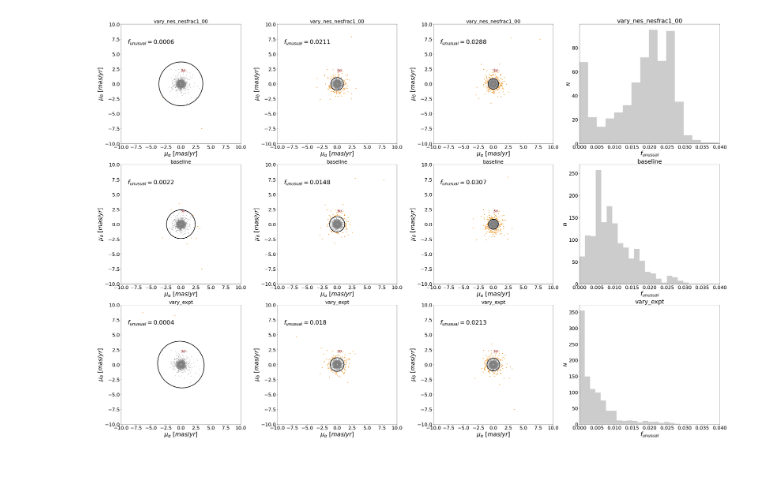
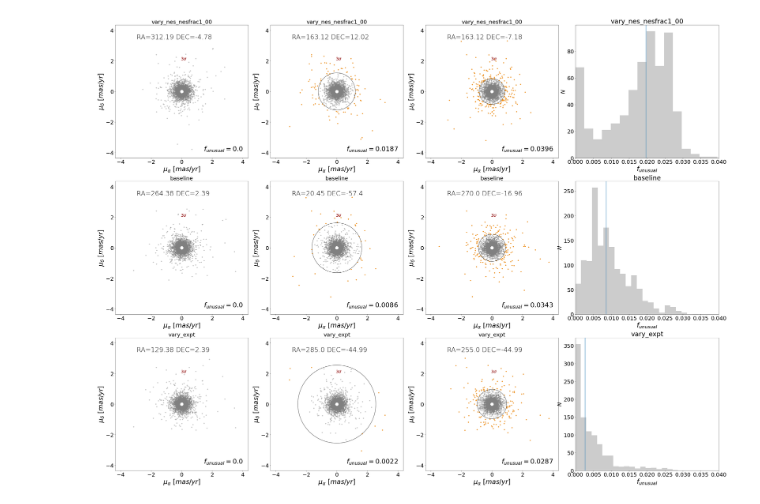
Before and after one commit to fedhere/LSSTunknowns, a Jupyter notebook: pmAnom/plot/contour_plot_LS.ipynb, the cells around one changed output. Saved outputs shown, nothing was run; the diff lists cells and outputs as text; code cells hidden in the pictures; blank space fills up the shorter version.

```diff
--- a/pmAnom/plot/contour_plot_LS.ipynb
+++ b/pmAnom/plot/contour_plot_LS.ipynb
@@ -89,3 +29,19 @@ def confidence_ellipse(x, y, ax, n_std=3.0,extra=0, facecolor='none', **kwargs):
+# %%
+from matplotlib.patches import Circle
+import matplotlib.transforms as transforms
+def limits(x1,y1,x2,y2,ax,facecolor='none', **kwargs):
+    xc,yc= np.mean(x2),np.mean(y2)
+    if len(x1)>0:
+        dist=np.linalg.norm(np.column_stack([x1,y1])-np.array([xc,yc]),axis=1)
+        r = dist[np.argmin(dist)]
+        print(r)
+        circle = Circle((xc,yc), radius = r,
+                      facecolor='None',edgecolor='black', **kwargs)
+    else:
+        dist=np.linalg.norm(np.column_stack([x2,y2])-np.array([xc,yc]), axis=1)
+        r = dist[np.argmax(dist)]
+        circle = Circle((xc,yc), radius = 3*r, facecolor='None',edgecolor='black',linewidth=2)
+    return ax.add_patch(circle)
 # %%
 def pix2radec(nside, ipix, degree=True):
     """from ipix to ra/dec"""
@@ -108,32 +64,28 @@ def pix2radec(nside, ipix, degree=True):
         dec = np.rad2deg(dec)
     return ra, dec
 # %%
-fig, axs= plt.subplots(3,4,figsize=(45,30))
-for j,(d,t) in enumerate(zip([ './data_file/_sims_maf_fbs_2_0_vary_nes_vary_nes_nesfrac1_00_v2_0_10yrs_db_LS_newrun_proposalID_1_and_note_not_like_DD_and_nightgt_0_and_nightlt730_USER.npz',
-'./data_file/_sims_maf_fbs_2_0_baseline_baseline_v2_0_10yrs_db_LS_newrun_proposalID_1_and_note_not_like_DD_and_nightgt_0_and_nightlt730_USER.npz',
-'./data_file/_sims_maf_fbs_2_0_vary_expt_vary_expt_v2_0_10yrs_db_LS_newrun_proposalID_1_and_note_not_like_DD_and_nightgt_0_and_nightlt730_USER.npz'],
+fig, axs= plt.subplots(3,4,figsize=(40,30))
+for j,(d,t) in enumerate(zip([ './Anomaliesv2.0_LSplot_v2/_sims_maf_fbs_2_0_vary_nes_vary_nes_nesfrac1_00_v2_0_10yrs_db_LS_newrun_proposalID_1_and_note_not_like_DD_and_nightgt_0_and_nightlt730_USER.npz',
+'./Anomaliesv2.0_LSplot_v2/_sims_maf_fbs_2_0_baseline_baseline_v2_0_10yrs_db_LS_newrun_proposalID_1_and_note_not_like_DD_and_nightgt_0_and_nightlt730_USER.npz',
+'./Anomaliesv2.0_LSplot_v2/_sims_maf_fbs_2_0_vary_expt_vary_expt_v2_0_10yrs_db_LS_newrun_proposalID_1_and_note_not_like_DD_and_nightgt_0_and_nightlt730_USER.npz'],
                                ['vary_nes_nesfrac1_00','baseline','vary_expt'])):
+
+
+    detected = np.array([(maf[d][i]["detected"] if not maf[d][i] is None else np.nan) for i in range(len(maf[d])) ])
+
+    #sort by metric value - make sure you account for NaNs
+    indx = np.argsort(detected)
+    nans = np.isnan(detected).sum()
+    median = int((len(detected) - nans) / 2 )
 
     for i in [0,1,2]:
         axs[j,i].set(adjustable='box', aspect=1)
-        if t =='vary_nes_nesfrac1_00' and i==0:
-            m = maf[d][1]
-        if t =='vary_nes_nesfrac1_00' and i==1:
-            m = maf[d][17]
-        if t =='vary_nes_nesfrac1_00' and i==2:
-            m = maf[d][64]
-        if t =='baseline' and i==0:
-            m = maf[d][-1]
-        if t =='baseline' and i==1:
-            m = maf[d][55]
-        if t =='baseline' and i==2:
-            m = maf[d][10]
-        if t =='vary_expt' and i==0:
-            m = maf[d][2]
-        if t =='vary_expt' and i==1:
-            m = maf[d][1]
-        if t =='vary_expt' and i==2:
-            m = maf[d][4]
+        if i==0:
+            m = maf[d][indx[0]] # minimum LS result
+        if i==1:
+            m = maf[d][indx[median]] # median LS result
+        if i==2:
+            m = maf[d][indx[-nans-1]] # best LS result
         pm = m['PM']*10**3
         pm_un = m['PM_un']*10**3
         pm_un_det = m['PM_un_det']*10**3
@@ -142,8 +94,8 @@ for j,(d,t) in enumerate(zip([ './data_file/_sims_maf_fbs_2_0_vary_nes_vary_nes_
         sigma = m['sigma']
         #print(np.size(pm))
         #n_in = np.size(pm.pm_alpha)
-        contour = confidence_ellipse(pm.pm_alpha, pm.pm_delta,n_std=3.0, extra=sigma,ax=axs[j,i],label=r'$3\sigma$',
-                                     edgecolor='black', linestyle='-', linewidth=3, zorder=100)
+        contour =  limits(pm_un_det.pm_alpha,pm_un_det.pm_delta,pm.pm_alpha, pm.pm_delta,ax=axs[j,i]) #confidence_ellipse(pm.pm_alpha, pm.pm_delta,n_std=3.0, extra=sigma**2,ax=axs[j,i],label=r'$3\sigma$',
+                             #        edgecolor='black', linestyle='-', linewidth=3, zorder=100)
 
         points=axs[j,i].transData.transform(np.array([pm_un.pm_alpha, pm_un.pm_delta]).T)
         id_p = contour.contains_points(points)
@@ -151,27 +103,28 @@ for j,(d,t) in enumerate(zip([ './data_file/_sims_maf_fbs_2_0_vary_nes_vary_nes_
         #n_out = np.size(pm_un.pm_alpha[id_p])
         #print(np.sum(id_p))
         #ax.plot(p_[:,0],p_[:,1],'-',color='black',lw=2)
-        axs[j,i].scatter(pm_un.pm_alpha,pm_un.pm_delta,marker='h',s=11, color='grey',alpha =0.4)
-        axs[j,i].scatter(pm_un_det.pm_alpha,pm_un_det.pm_delta,marker='h',s=12, color='darkorange',alpha=0.7)
+        axs[j,i].scatter(pm_un.pm_alpha,pm_un.pm_delta,marker='h',s=20, color='grey',alpha =0.4)
+        axs[j,i].scatter(pm_un_det.pm_alpha,pm_un_det.pm_delta,marker='h',s=20, color='darkorange',alpha=0.7)
         axs[j,i].text(-.07,2.05,r'$3\sigma$',  weight='bold', fontsize=20,color='darkred')
         #axs[j,i].text(-.07,0.03,r'$1\sigma$', weight='bold',fontsize=20,color='darkred',zorder=100)
-        axs[j,i].set_xlim([-10,10])
-        axs[j,i].set_ylim([-10,10])
+        axs[j,i].set_xlim([-4.35,4.35])
+        axs[j,i].set_ylim([-4.35,4.35])
+        axs[j,i].set_yticks([-4, -2, 0, 2, 4])
         axs[j,i].set_xlabel(r'$\mu_{\alpha}$ '+r'$[mas/yr]$',fontsize=30)
         axs[j,i].set_ylabel(r'$\mu_{\delta}$ '+r'$[mas/yr]$',fontsize=30)
         axs[j,i].set_title('{}'.format(t), fontsize=25)
         RA,DEC= pix2radec(16,pix)
         axs[j,i].tick_params('both', labelsize=25)
-        axs[j,i].annotate('RA={}\nDEC={}'.format(np.round(RA,2),np.round(DEC,2)),
-                  (3.,6.75),fontsize=30,fontweight=3)
+        axs[j,i].annotate('RA={} DEC={}'.format(np.round(RA,2),np.round(DEC,2)),
+                  (-2.95,3.75),fontsize=30,fontweight=3, ha='left', va="top")
         axs[j,i].annotate(r'$f_{unusual}= $'+r'${}$'.format(np.round(det,4)),
-                  (-8.9,6.7),fontsize=30,fontweight=3)
+                  (4,-4),fontsize=30,fontweight=3, ha='right', va="bottom")
     if j==0:
-        l = 0
+        l = 2
     elif j==1:
-        l=2
+        l=1
     else:
-        l=1
+        l=3
     sns.distplot(dist[dist_file[l]][np.isfinite(dist[dist_file[l]])], ax=axs[j,3],
                 bins=int(2*np.power(np.size(dist[dist_file[l]][np.isfinite(dist[dist_file[l]])]),1/3.)),
                 hist=True, kde=False, rug=False, fit=None, hist_kws={'alpha':0.4,'lw':3,'color':'grey'}, )
@@ -182,6 +135,11 @@ for j,(d,t) in enumerate(zip([ './data_file/_sims_maf_fbs_2_0_vary_nes_vary_nes_
     axs[j,3].tick_params('both', labelsize=25)
     #axs[j,3].set_ylim([0,150])
     #axs[j,3].set_aspect(aspect='equal',adjustable='box')
+    _ = np.median(dd[result[l]][np.isfinite(dd[result[l]])])
+    axs[j,3].axvline(_)
+    #axs[j,3].set_ylim([0,150])
+    #axs[j,3].set_aspect(aspect='equal',adjustable='box')
+plt.subplots_adjust(wspace = 0, left=None, right=None)
 plt.tight_layout()
 plt.savefig('contour_plot.png')
 # %% [output]
@@ -188 +152 @@ plt.savefig('contour_plot.png')
-[figure, old version]
+[figure, new version]
```
Also changed, not shown: parts of 5 cells of this notebook.
